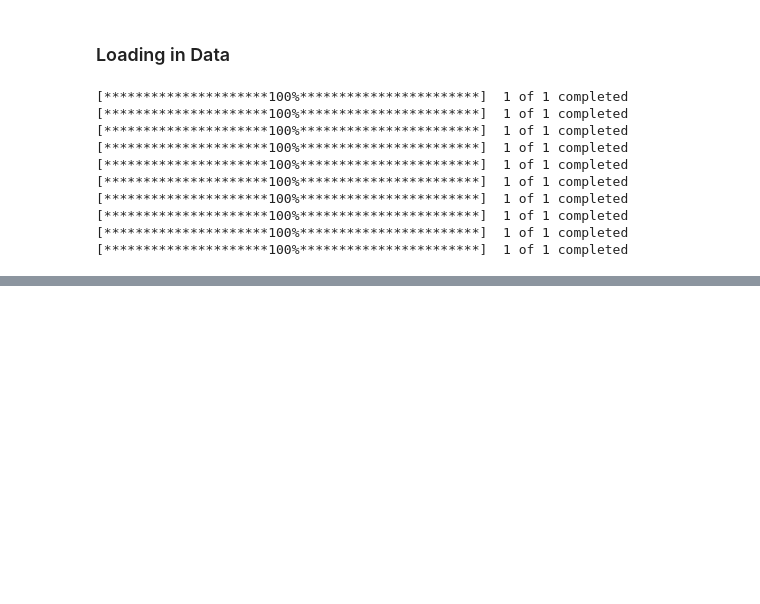
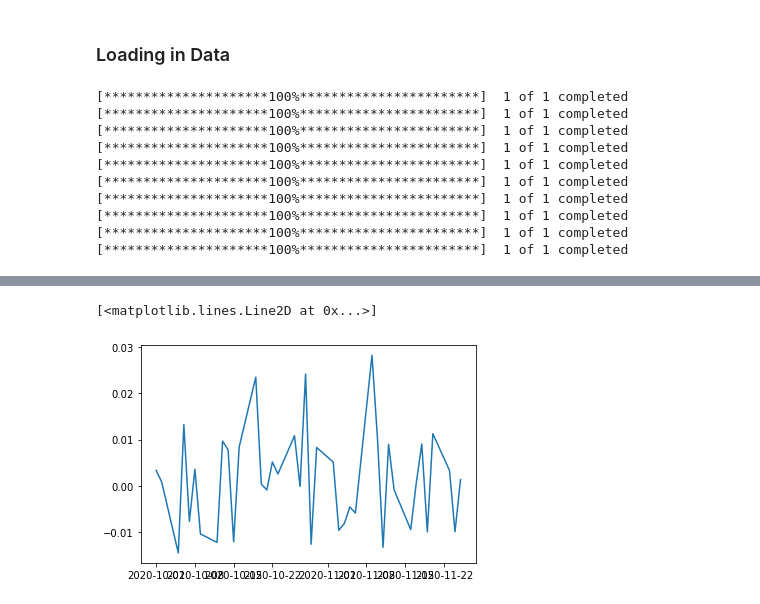
Before and after one commit to sandeepmukh/NYTvMarket, a Jupyter notebook: Data Manipulation.ipynb, the cells around one changed output, grey strips where cells are left out. Drawn from its saved outputs; the diff is of its cells as text; code cells hidden in the pictures; blank space fills up the shorter version.

```diff
--- a/Data Manipulation.ipynb
+++ b/Data Manipulation.ipynb
@@ -82,0 +103,6 @@ def performRegression(company):
+# %%
+xlk = xlk["2020-10-1":'2020-11-30']
+plt.plot(xlk["Log Returns"])
+# %% [output]
+[<matplotlib.lines.Line2D at 0x...>]
+[figure, added]
```
Also changed, not shown: parts of 13 cells of this notebook, 1 other file.
